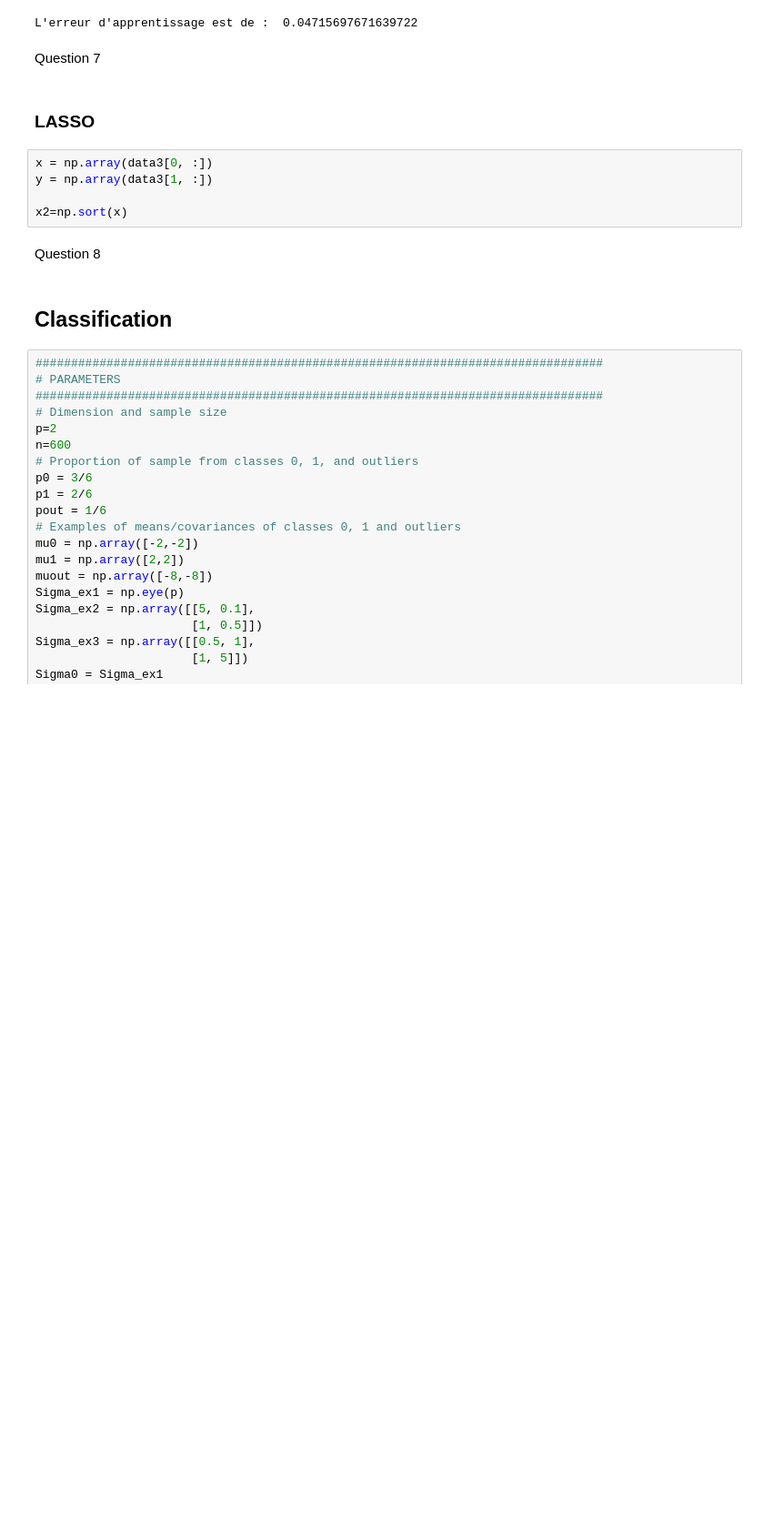
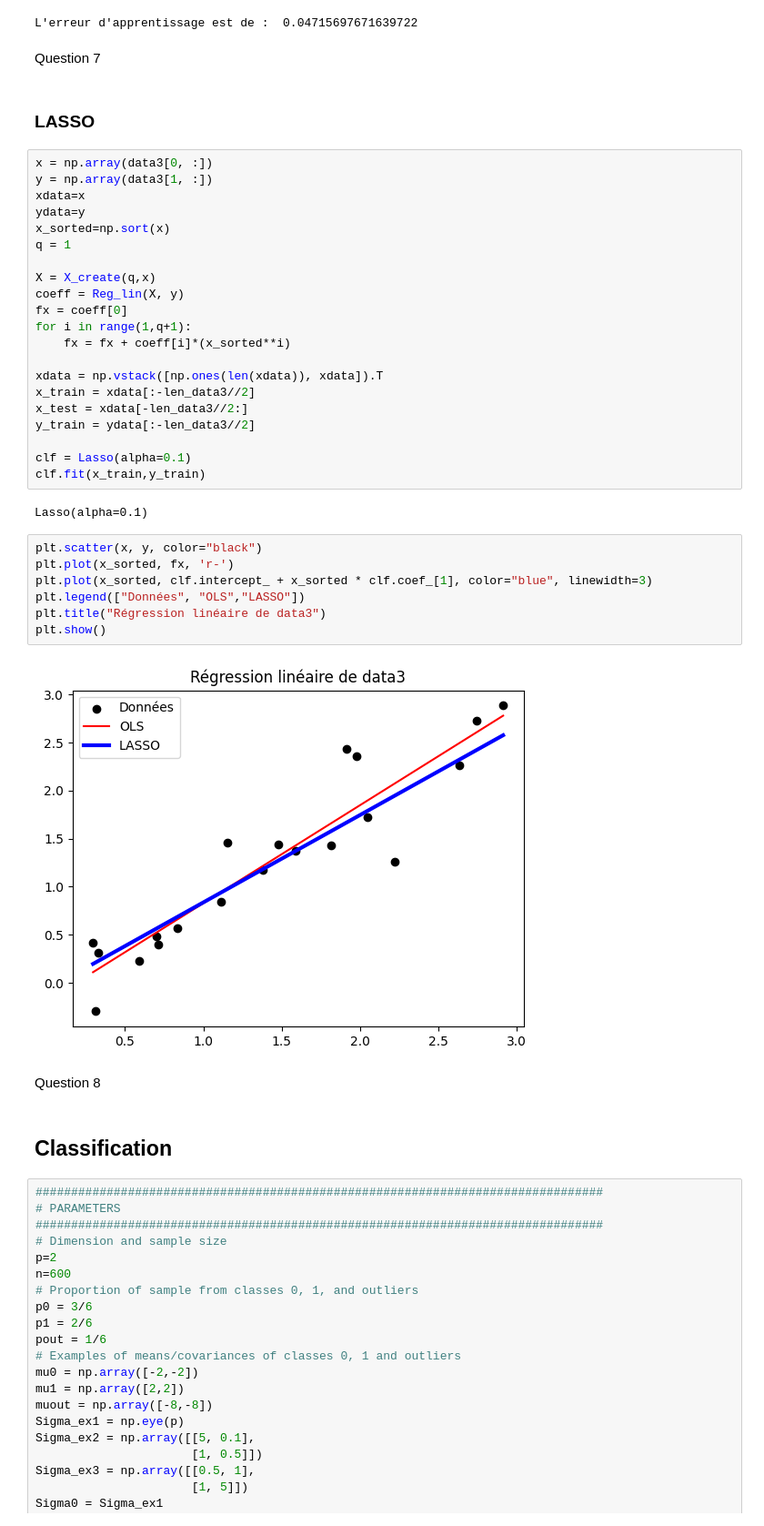
Before and after one commit to elisa943/tp-regression, a Jupyter notebook: tp.ipynb, the cells around one changed output. Shown at 91% size. Drawn from its saved outputs; the diff is of its cells as text; blank space fills up the shorter version.

```diff
--- a/tp.ipynb
+++ b/tp.ipynb
@@ -212,11 +211,38 @@ L'erreur d'apprentissage est de :  0.04715697671639722
 Question 7
 # %% [markdown]
 ### LASSO
-# %%
-x = np.array(data3[0, :])
-y = np.array(data3[1, :])
-
-x2=np.sort(x)
+# %%
+x = np.array(data3[0, :])
+y = np.array(data3[1, :])
+xdata=x
+ydata=y
+x_sorted=np.sort(x)
+q = 1
+
+X = X_create(q,x)
+coeff = Reg_lin(X, y)
+fx = coeff[0]
+for i in range(1,q+1):
+    fx = fx + coeff[i]*(x_sorted**i)
+
+xdata = np.vstack([np.ones(len(xdata)), xdata]).T
+x_train = xdata[:-len_data3//2]
+x_test = xdata[-len_data3//2:]
+y_train = ydata[:-len_data3//2]
+
+clf = Lasso(alpha=0.1)
+clf.fit(x_train,y_train)
+# %% [output]
+Lasso(alpha=0.1)
+# %%
+plt.scatter(x, y, color="black")
+plt.plot(x_sorted, fx, 'r-')
+plt.plot(x_sorted, clf.intercept_ + x_sorted * clf.coef_[1], color="blue", linewidth=3)
+plt.legend(["Données", "OLS","LASSO"])
+plt.title("Régression linéaire de data3")
+plt.show()
+# %% [output]
+[figure, added]
 # %% [markdown]
 Question 8
 # %% [markdown]
```
Also changed, not shown: parts of 24 cells of this notebook.
